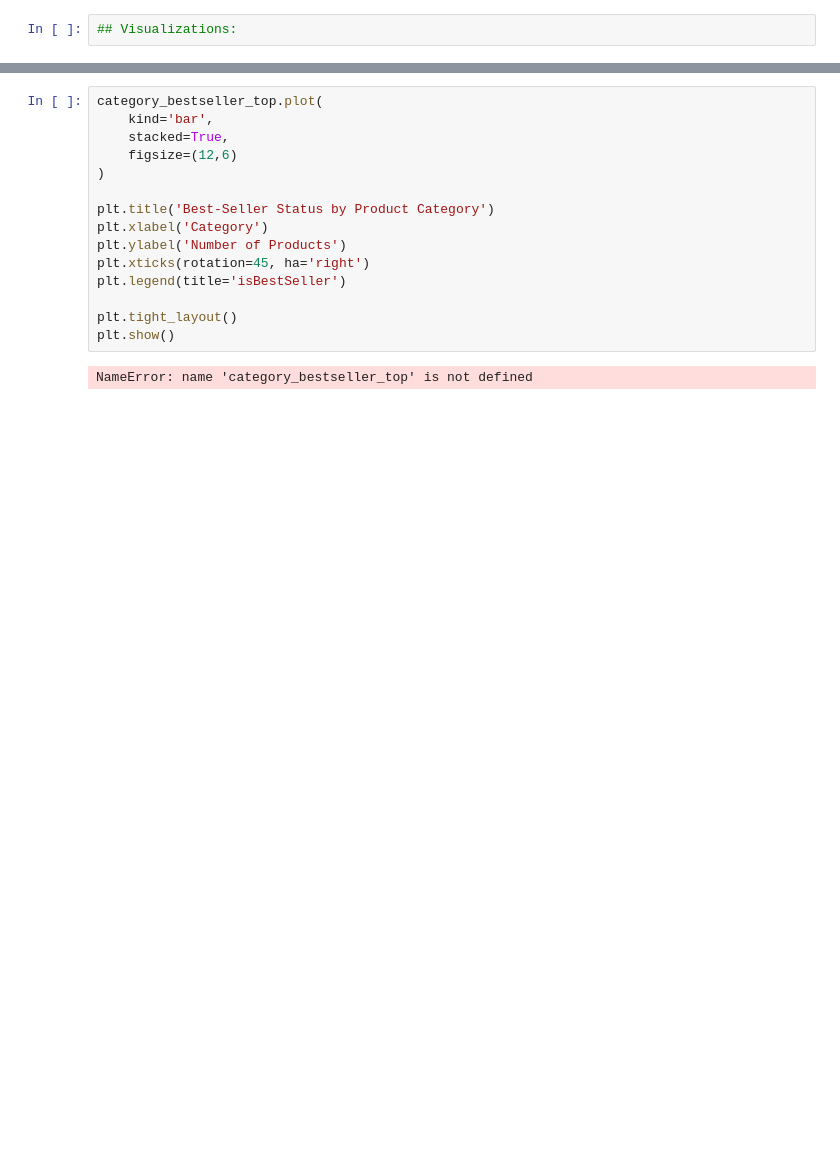
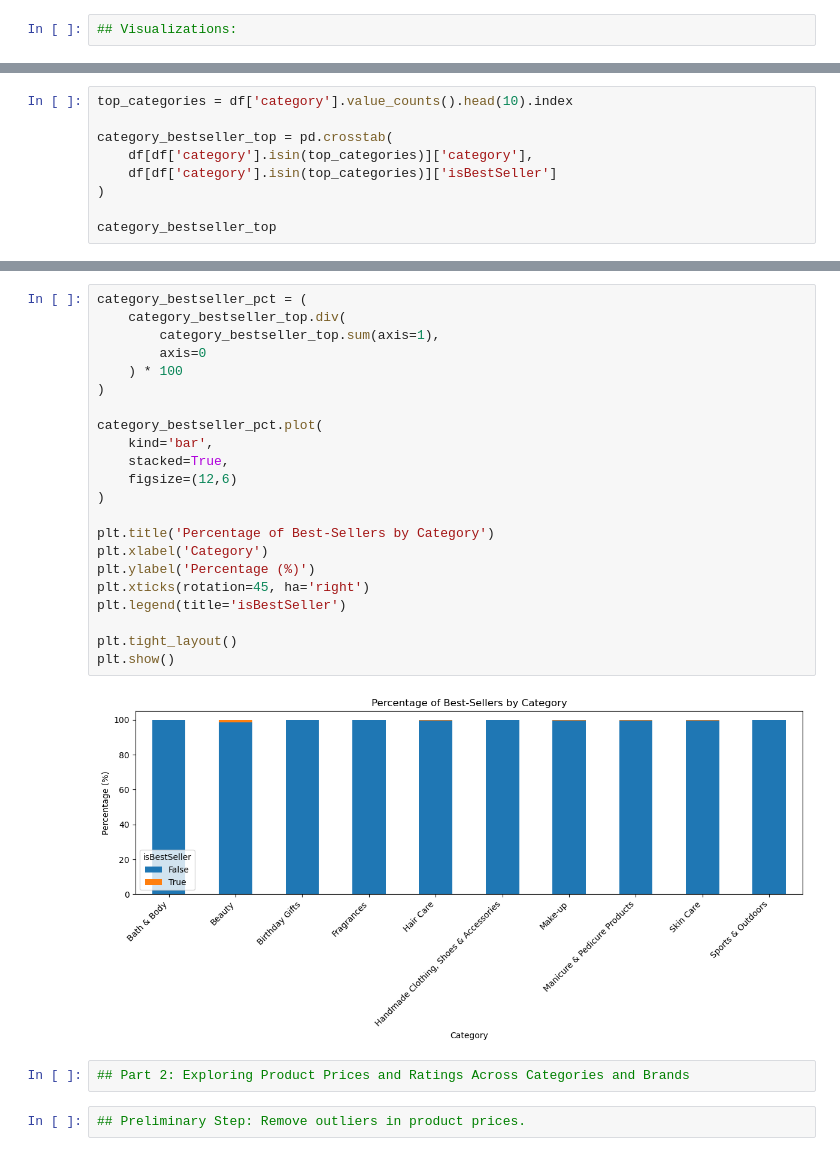
Before and after one commit to Akash-045/lab-eda-bivariate, a Jupyter notebook: Bivariate_Lab.ipynb, the cells around one changed output, grey strips where cells are left out. Cells and saved outputs as stored; diff of their text form; blank space fills up the shorter version.

```diff
--- a/Bivariate_Lab.ipynb
+++ b/Bivariate_Lab.ipynb
@@ -190,0 +206,9 @@ Cramer's V: 0.1222829439760564
+# %%
+top_categories = df['category'].value_counts().head(10).index
+
+category_bestseller_top = pd.crosstab(
+    df[df['category'].isin(top_categories)]['category'],
+    df[df['category'].isin(top_categories)]['isBestSeller']
+)
+
+category_bestseller_top
@@ -191,17 +228,28 @@ Cramer's V: 0.1222829439760564
 # %%
-category_bestseller_top.plot(
+category_bestseller_pct = (
+    category_bestseller_top.div(
+        category_bestseller_top.sum(axis=1),
+        axis=0
+    ) * 100
+)
+
+category_bestseller_pct.plot(
     kind='bar',
     stacked=True,
     figsize=(12,6)
 )
 
-plt.title('Best-Seller Status by Product Category')
+plt.title('Percentage of Best-Sellers by Category')
 plt.xlabel('Category')
-plt.ylabel('Number of Products')
+plt.ylabel('Percentage (%)')
 plt.xticks(rotation=45, ha='right')
 plt.legend(title='isBestSeller')
 
 plt.tight_layout()
 plt.show()
 # %% [output]
-NameError: name 'category_bestseller_top' is not defined
+[figure, added]
+# %%
+## Part 2: Exploring Product Prices and Ratings Across Categories and Brands
+# %%
+## Preliminary Step: Remove outliers in product prices.
```
Also changed, not shown: parts of 30 cells of this notebook.
